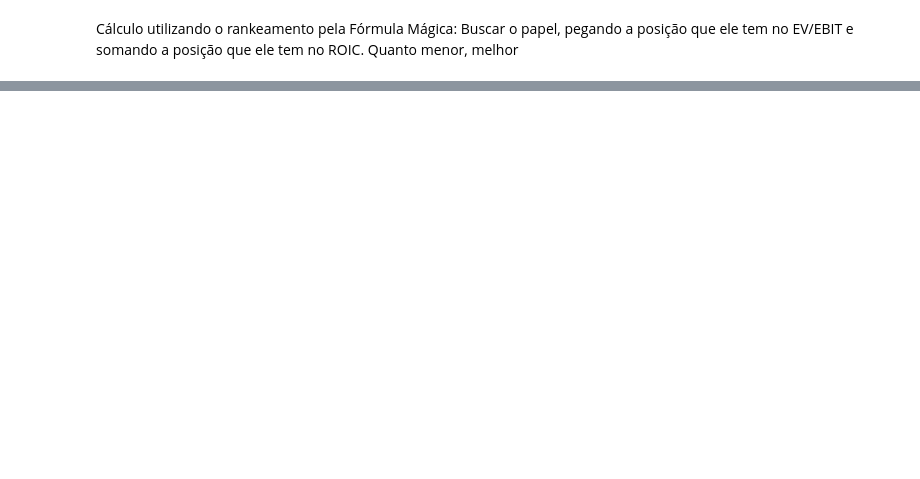
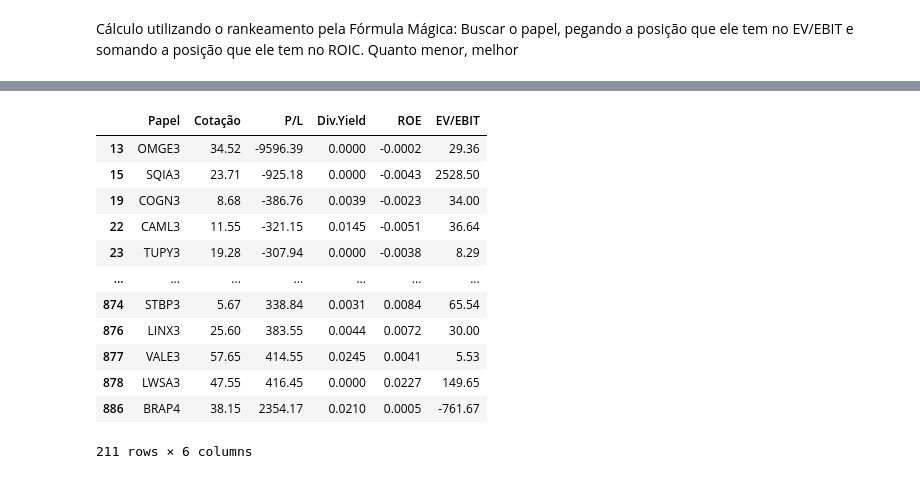
Before and after one commit to JandreiSS/Analise-Fundamentalista, a Jupyter notebook: Análise_Fundamentalista.ipynb, the cells around one changed output, grey strips where cells are left out. Drawn from its saved outputs; the diff is of its cells as text; code cells hidden in the pictures; blank space fills up the shorter version.

```diff
--- a/Análise_Fundamentalista.ipynb
+++ b/Análise_Fundamentalista.ipynb
@@ -101,2 +101,22 @@ TGMA3     50.0
 ENAT3     52.0
 dtype: float64
+# %%
+# Cotação, P/L, EBITDA, Div.Yield, ROE, EV/EBIT
+# Comparar papéis do mesmo setor
+lista = df.loc[:, ['Papel', 'Cotação', 'P/L', 'Div.Yield', 'ROE', 'EV/EBIT']]
+# %%
+lista
+# %% [output]
+|  | Papel | Cotação | P/L | Div.Yield | ROE | EV/EBIT |
+| 13 | OMGE3 | 34.52 | -9596.39 | 0.0000 | -0.0002 | 29.36 |
+| 15 | SQIA3 | 23.71 | -925.18 | 0.0000 | -0.0043 | 2528.50 |
+| 19 | COGN3 | 8.68 | -386.76 | 0.0039 | -0.0023 | 34.00 |
+| 22 | CAML3 | 11.55 | -321.15 | 0.0145 | -0.0051 | 36.64 |
+| 23 | TUPY3 | 19.28 | -307.94 | 0.0000 | -0.0038 | 8.29 |
+| ... | ... | ... | ... | ... | ... | ... |
+| 874 | STBP3 | 5.67 | 338.84 | 0.0031 | 0.0084 | 65.54 |
+| 876 | LINX3 | 25.60 | 383.55 | 0.0044 | 0.0072 | 30.00 |
+| 877 | VALE3 | 57.65 | 414.55 | 0.0245 | 0.0041 | 5.53 |
+| 878 | LWSA3 | 47.55 | 416.45 | 0.0000 | 0.0227 | 149.65 |
+| 886 | BRAP4 | 38.15 | 2354.17 | 0.0210 | 0.0005 | -761.67 |
+211 rows × 6 columns
```
Also changed, not shown: parts of 19 cells of this notebook.
